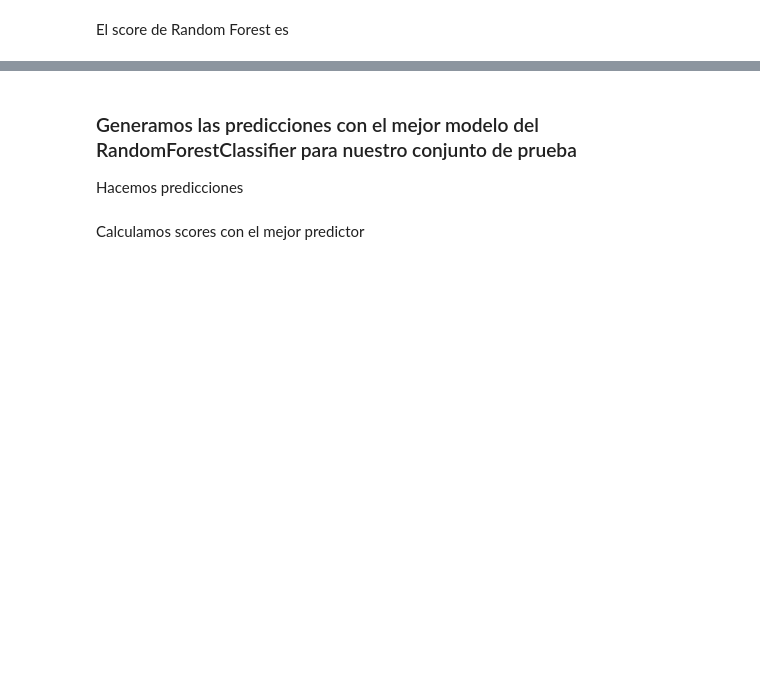
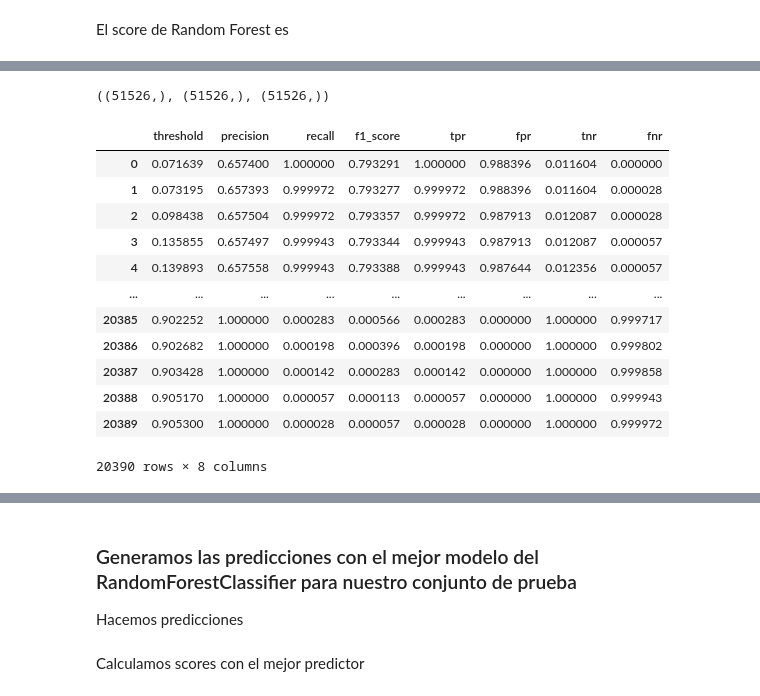
Before and after one commit to lechugaa/dpa-project, a Jupyter notebook: notebooks/modeling/model_selection_cbp.ipynb, the cells around one changed output, grey strips where cells are left out. Cells and saved outputs as stored; diff of their text form; code cells hidden in the pictures; blank space fills up the shorter version.

```diff
--- a/notebooks/modeling/model_selection_cbp.ipynb
+++ b/notebooks/modeling/model_selection_cbp.ipynb
@@ -148,0 +239,40 @@ best[1].best_score_
+# %%
+#### Precision, recall, thresholds
+from sklearn.metrics import precision_recall_curve
+
+precision, recall, thresholds_2 = precision_recall_curve(y_test, labels_scores_rf[:,1], pos_label=1)
+# %%
+thresholds_2 = np.append(thresholds_2, 1)
+(precision.shape, recall.shape, thresholds_2.shape)
+# %% [output]
+((51526,), (51526,), (51526,))
+# %%
+def get_metrics_report(fpr, tpr, thresholds, precision, recall, thresholds_2):
+    df_1 = pd.DataFrame({'threshold': thresholds_2,'precision': precision,
+                    'recall': recall})
+    df_1['f1_score'] = 2 * (df_1.precision * df_1.recall) / (df_1.precision + df_1.recall)
+
+    df_2 = pd.DataFrame({'tpr': tpr, 'fpr': fpr, 'threshold': thresholds})
+    df_2['tnr'] = 1 - df_2['fpr']
+    df_2['fnr'] = 1 - df_2['tpr']
+
+    df = df_1.merge(df_2, on="threshold")
+
+    return df
+# %%
+metrics_report = get_metrics_report(fpr_rf, tpr_rf, thresholds_rf, precision, recall, thresholds_2)
+metrics_report
+# %% [output]
+|  | threshold | precision | recall | f1_score | tpr | fpr | tnr | fnr |
+| 0 | 0.071639 | 0.657400 | 1.000000 | 0.793291 | 1.000000 | 0.988396 | 0.011604 | 0.000000 |
+| 1 | 0.073195 | 0.657393 | 0.999972 | 0.793277 | 0.999972 | 0.988396 | 0.011604 | 0.000028 |
+| 2 | 0.098438 | 0.657504 | 0.999972 | 0.793357 | 0.999972 | 0.987913 | 0.012087 | 0.000028 |
+| 3 | 0.135855 | 0.657497 | 0.999943 | 0.793344 | 0.999943 | 0.987913 | 0.012087 | 0.000057 |
+| 4 | 0.139893 | 0.657558 | 0.999943 | 0.793388 | 0.999943 | 0.987644 | 0.012356 | 0.000057 |
+| ... | ... | ... | ... | ... | ... | ... | ... | ... |
+| 20385 | 0.902252 | 1.000000 | 0.000283 | 0.000566 | 0.000283 | 0.000000 | 1.000000 | 0.999717 |
+| 20386 | 0.902682 | 1.000000 | 0.000198 | 0.000396 | 0.000198 | 0.000000 | 1.000000 | 0.999802 |
+| 20387 | 0.903428 | 1.000000 | 0.000142 | 0.000283 | 0.000142 | 0.000000 | 1.000000 | 0.999858 |
+| 20388 | 0.905170 | 1.000000 | 0.000057 | 0.000113 | 0.000057 | 0.000000 | 1.000000 | 0.999943 |
+| 20389 | 0.905300 | 1.000000 | 0.000028 | 0.000057 | 0.000028 | 0.000000 | 1.000000 | 0.999972 |
+20390 rows × 8 columns
```
Also changed, not shown: parts of 41 cells of this notebook.
